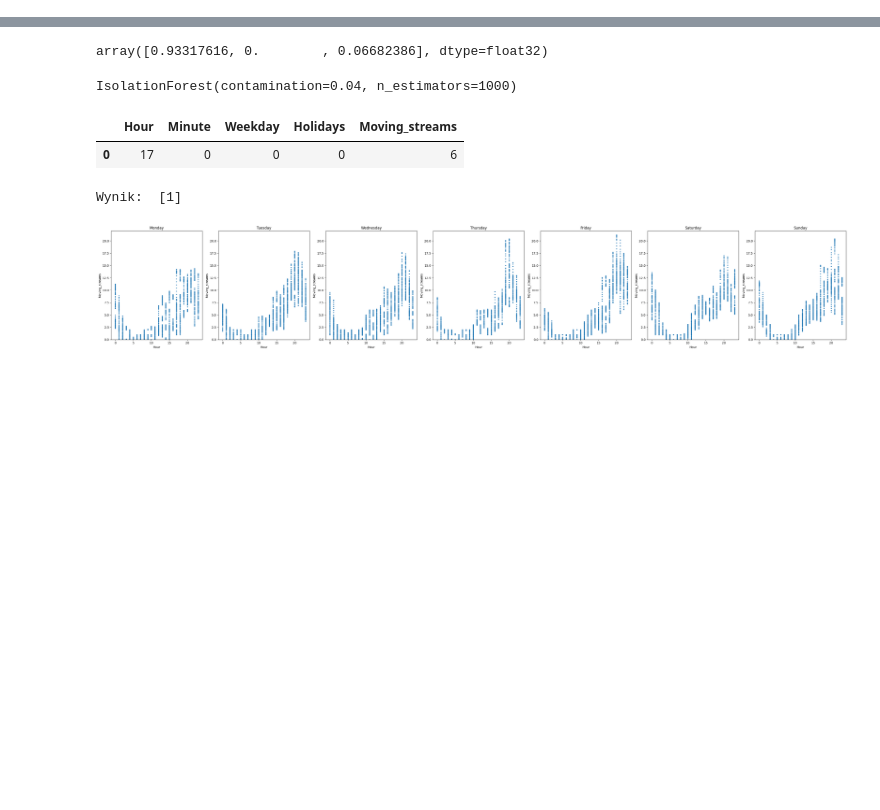
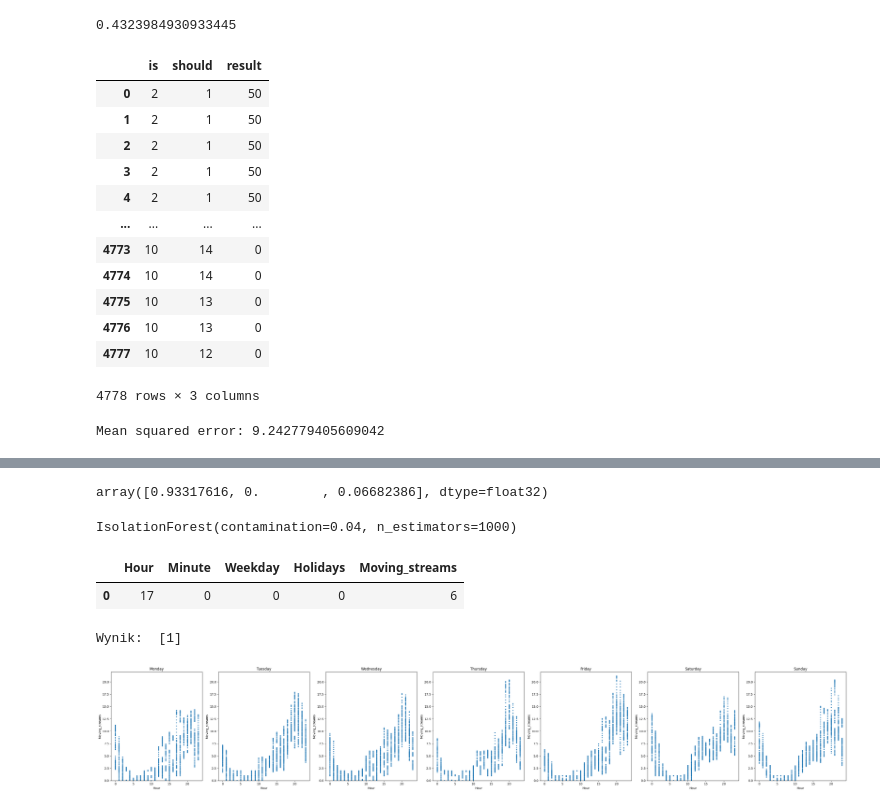
Before and after one commit to jadasek/Stream-opportunity-finder, a Jupyter notebook: analise_XGBoost.ipynb, the cells around one changed output, grey strips where cells are left out. Drawn from its saved outputs; the diff is of its cells as text; code cells hidden in the pictures; blank space fills up the shorter version.

```diff
--- a/analise_XGBoost.ipynb
+++ b/analise_XGBoost.ipynb
@@ -135 +136,70 @@ Mean squared error: 3.4075829383886256
+# %%
+xgb_model = xgb.XGBClassifier(n_estimators = 500)
+
+xgb_model.fit(X_train, y_train.astype(int))
+y_pred = xgb_model.predict(X_test)
+
+#For measuring accuracy
+y_pred = y_pred.astype(int)
+y_test['Moving_streams'] = y_test['Moving_streams'].astype(int)
+
+wynik = 0
+wynik_list =[]
+#For bigger games
+# for i in range(len(y_test)):
+#     temp = max(y_pred[i],y_test['Moving_streams'][i]) / min(y_pred[i],y_test['Moving_streams'][i])
+#     temp = ((temp * 100) - 100) * 10
+#     temp = 100 - temp
+#     if temp > 0:
+#         wynik += temp/100
+#         wynik_list.append(temp)
+#     else:
+#         wynik += 0
+#         wynik_list.append(0)
+
+for i in range(len(y_test)):
+    if y_test['Moving_streams'][i] == y_pred[i]:
+        wynik += 1
+        wynik_list.append(100)
+    elif y_pred[i] == y_test['Moving_streams'][i] + 1 or  y_pred[i] == y_test['Moving_streams'][i] - 1:
+        wynik += 0.5
+        wynik_list.append(50)
+    else:
+        wynik += 0
+        wynik_list.append(0)
+
+# For bigger games
+# df = pd.DataFrame(y_pred)
+# df['should'] = y_test['Moving_streams']
+# df['result'] = wynik_list
+# df.columns = ['is','should','result']
+# display(df)
+
+print(wynik/len(y_test))
+
+df = pd.DataFrame(y_pred)
+df['should'] = y_test['Moving_streams']
+df['result'] = wynik_list
+df.columns = ['is','should','result']
+display(df)
+
+# calculate MSE
+mse = mean_squared_error(y_test['Moving_streams'], y_pred)
+print("Mean squared error:", mse)
+# %% [output]
+0.4323984930933445
+|  | is | should | result |
+| 0 | 2 | 1 | 50 |
+| 1 | 2 | 1 | 50 |
+| 2 | 2 | 1 | 50 |
+| 3 | 2 | 1 | 50 |
+| 4 | 2 | 1 | 50 |
+| ... | ... | ... | ... |
+| 4773 | 10 | 14 | 0 |
+| 4774 | 10 | 14 | 0 |
+| 4775 | 10 | 13 | 0 |
+| 4776 | 10 | 13 | 0 |
+| 4777 | 10 | 12 | 0 |
+4778 rows × 3 columns
+Mean squared error: 9.242779405609042
 # %%
```
Also changed, not shown: parts of 5 cells of this notebook, 3 other files.
